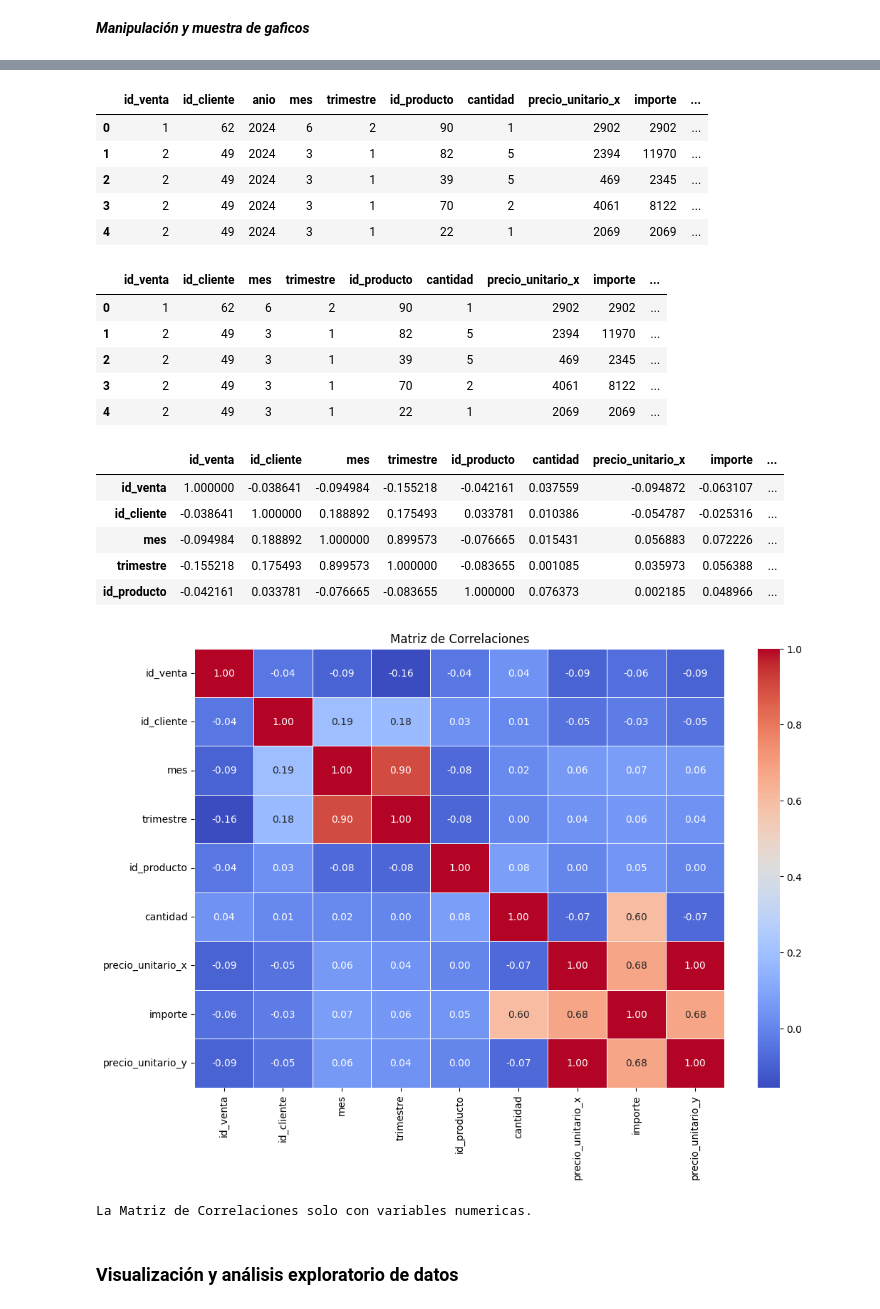
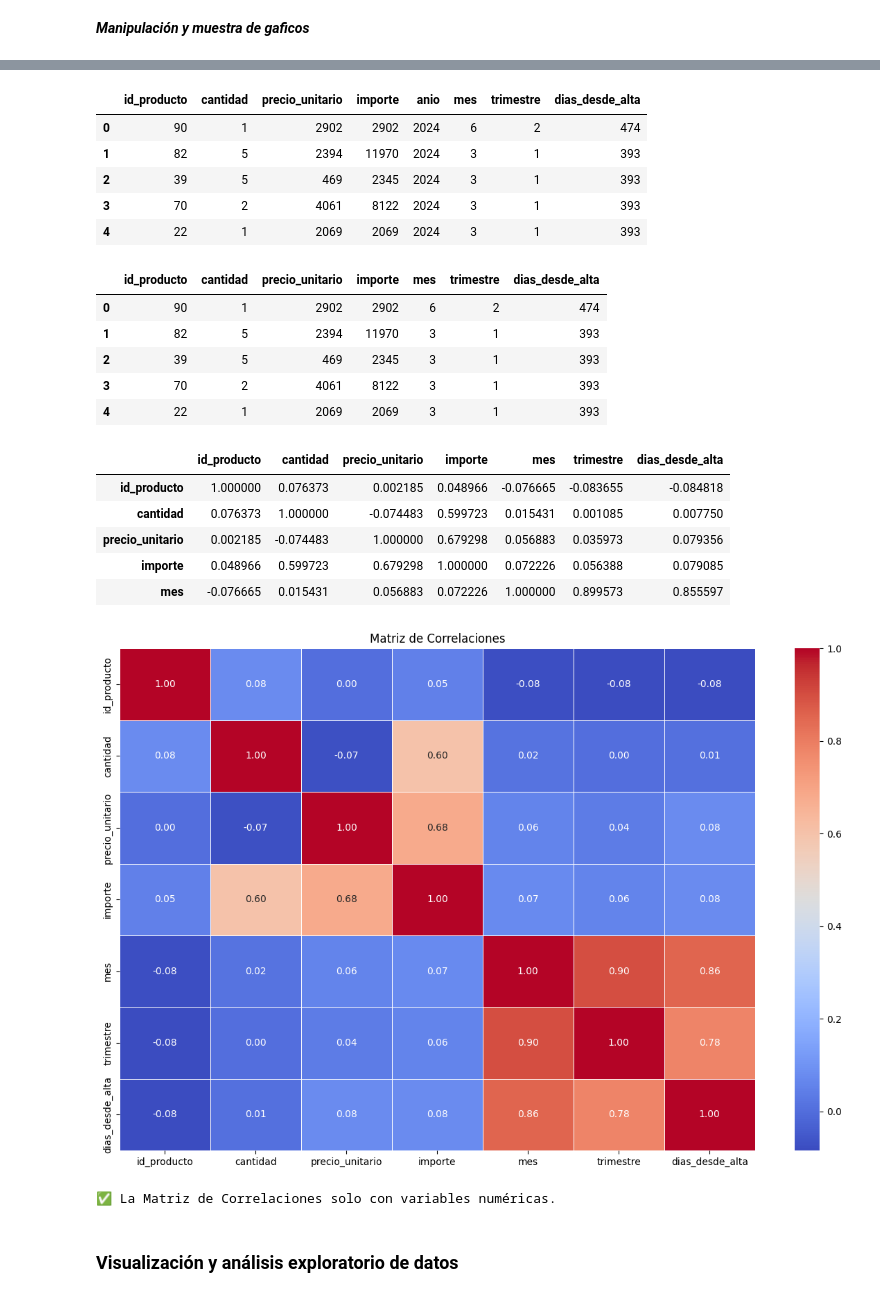
Before and after one commit to SofiaSuppia/FundamentosIA, a Jupyter notebook: Entrega2/Graficos.ipynb, the cells around one changed output, grey strips where cells are left out. Drawn from its saved outputs; the diff is of its cells as text; code cells hidden in the pictures.

```diff
--- a/Entrega2/Graficos.ipynb
+++ b/Entrega2/Graficos.ipynb
@@ -30,25 +30,10 @@ TABLA_MAESTRA_PATH = BASE_PATH / "Tabla_Maestra_limpia.csv"
 # %%
-def cargar_datos():
-    clientes = pd.read_csv(CLIENTES_PATH)
-    productos = pd.read_csv(PRODUCTOS_PATH)
-    ventas = pd.read_csv(VENTAS_PATH)
-    detalle = pd.read_csv(DETALLE_PATH)
+# Cargar directamente la Tabla Maestra Limpia (que ya tiene todas las columnas calculadas)
+df_maestro = pd.read_csv(TABLA_MAESTRA_PATH)
 
-    # Construcción de tabla maestra
-    tabla_maestra = (
-        ventas
-        .merge(detalle, on="id_venta", how="left")
-        .merge(clientes, on="id_cliente", how="left")
-        .merge(productos, on="id_producto", how="left")
-    )
-
-    print("✅ Tabla maestra construida a partir de ventas, detalle, clientes y productos")
-    print("Filas:", len(tabla_maestra))
-    return tabla_maestra
-
-# dataframe
-df_maestro = cargar_datos()
-print("Columnas del dataset final:")
+print("✅ Tabla maestra cargada desde archivo limpio")
+print(f"Filas: {len(df_maestro)}")
+print("\nColumnas del dataset final:")
 print(df_maestro.columns.to_list())
 display(df_maestro.head())
 # %% [output]
@@ -70,12 +55,12 @@ columnas_numericas = df_maestro.select_dtypes(include=[np.number])
 
 columnas_numericas.head()
 # %% [output]
-|  | id_venta | id_cliente | anio | mes | trimestre | id_producto | cantidad | precio_unitario_x | importe | ... |
-| 0 | 1 | 62 | 2024 | 6 | 2 | 90 | 1 | 2902 | 2902 | ... |
-| 1 | 2 | 49 | 2024 | 3 | 1 | 82 | 5 | 2394 | 11970 | ... |
-| 2 | 2 | 49 | 2024 | 3 | 1 | 39 | 5 | 469 | 2345 | ... |
-| 3 | 2 | 49 | 2024 | 3 | 1 | 70 | 2 | 4061 | 8122 | ... |
-| 4 | 2 | 49 | 2024 | 3 | 1 | 22 | 1 | 2069 | 2069 | ... |
+|  | id_producto | cantidad | precio_unitario | importe | anio | mes | trimestre | dias_desde_alta |
+| 0 | 90 | 1 | 2902 | 2902 | 2024 | 6 | 2 | 474 |
+| 1 | 82 | 5 | 2394 | 11970 | 2024 | 3 | 1 | 393 |
+| 2 | 39 | 5 | 469 | 2345 | 2024 | 3 | 1 | 393 |
+| 3 | 70 | 2 | 4061 | 8122 | 2024 | 3 | 1 | 393 |
+| 4 | 22 | 1 | 2069 | 2069 | 2024 | 3 | 1 | 393 |
 # %%
 # corregimos los valores NaN de anio para hacer la matrix
 
@@ -83,12 +68,12 @@ col_num_sinanio = columnas_numericas.drop(columns=['anio'], errors='ignore')
 
 col_num_sinanio.head()
 # %% [output]
-|  | id_venta | id_cliente | mes | trimestre | id_producto | cantidad | precio_unitario_x | importe | ... |
-| 0 | 1 | 62 | 6 | 2 | 90 | 1 | 2902 | 2902 | ... |
-| 1 | 2 | 49 | 3 | 1 | 82 | 5 | 2394 | 11970 | ... |
-| 2 | 2 | 49 | 3 | 1 | 39 | 5 | 469 | 2345 | ... |
-| 3 | 2 | 49 | 3 | 1 | 70 | 2 | 4061 | 8122 | ... |
-| 4 | 2 | 49 | 3 | 1 | 22 | 1 | 2069 | 2069 | ... |
+|  | id_producto | cantidad | precio_unitario | importe | mes | trimestre | dias_desde_alta |
+| 0 | 90 | 1 | 2902 | 2902 | 6 | 2 | 474 |
+| 1 | 82 | 5 | 2394 | 11970 | 3 | 1 | 393 |
+| 2 | 39 | 5 | 469 | 2345 | 3 | 1 | 393 |
+| 3 | 70 | 2 | 4061 | 8122 | 3 | 1 | 393 |
+| 4 | 22 | 1 | 2069 | 2069 | 3 | 1 | 393 |
 # %%
 # Calculo de Matriz de Correlaciones
 correlation_matrix = col_num_sinanio.corr()
@@ -96,23 +81,28 @@ correlation_matrix = col_num_sinanio.corr()
 # Mostrar la matriz de correlaciones
 correlation_matrix.head()
 # %% [output]
-|  | id_venta | id_cliente | mes | trimestre | id_producto | cantidad | precio_unitario_x | importe | ... |
-| id_venta | 1.000000 | -0.038641 | -0.094984 | -0.155218 | -0.042161 | 0.037559 | -0.094872 | -0.063107 | ... |
-| id_cliente | -0.038641 | 1.000000 | 0.188892 | 0.175493 | 0.033781 | 0.010386 | -0.054787 | -0.025316 | ... |
-| mes | -0.094984 | 0.188892 | 1.000000 | 0.899573 | -0.076665 | 0.015431 | 0.056883 | 0.072226 | ... |
-| trimestre | -0.155218 | 0.175493 | 0.899573 | 1.000000 | -0.083655 | 0.001085 | 0.035973 | 0.056388 | ... |
-| id_producto | -0.042161 | 0.033781 | -0.076665 | -0.083655 | 1.000000 | 0.076373 | 0.002185 | 0.048966 | ... |
+|  | id_producto | cantidad | precio_unitario | importe | mes | trimestre | dias_desde_alta |
+| id_producto | 1.000000 | 0.076373 | 0.002185 | 0.048966 | -0.076665 | -0.083655 | -0.084818 |
+| cantidad | 0.076373 | 1.000000 | -0.074483 | 0.599723 | 0.015431 | 0.001085 | 0.007750 |
+| precio_unitario | 0.002185 | -0.074483 | 1.000000 | 0.679298 | 0.056883 | 0.035973 | 0.079356 |
+| importe | 0.048966 | 0.599723 | 0.679298 | 1.000000 | 0.072226 | 0.056388 | 0.079085 |
+| mes | -0.076665 | 0.015431 | 0.056883 | 0.072226 | 1.000000 | 0.899573 | 0.855597 |
 # %%
 # Creamos el mapa de calor
-plt.figure(figsize=(12, 8))
-sns.heatmap(correlation_matrix, annot=True, cmap='coolwarm', fmt=".2f", linewidths=0.5)
-plt.title('Matriz de Correlaciones')
-plt.show()
+# Verificamos que la matriz de correlación exista
+if 'correlation_matrix' not in locals():
+    print("⚠️ Primero debes ejecutar la celda anterior para calcular la matriz de correlación")
+else:
+    plt.figure(figsize=(12, 8))
+    sns.heatmap(correlation_matrix, annot=True, cmap='coolwarm', fmt=".2f", linewidths=0.5)
+    plt.title('Matriz de Correlaciones')
+    plt.tight_layout()
+    plt.show()
 
-print(f"La Matriz de Correlaciones solo con variables numericas.")
+    print(f"✅ La Matriz de Correlaciones solo con variables numéricas.")
 # %% [output]
-[figure, old version]
+[figure, new version]
-La Matriz de Correlaciones solo con variables numericas.
+✅ La Matriz de Correlaciones solo con variables numéricas.
 # %% [markdown]
 ### **Visualización y análisis exploratorio de datos**
 # %% [markdown]
```
Also changed, not shown: parts of 16 cells of this notebook, 1 other file.
